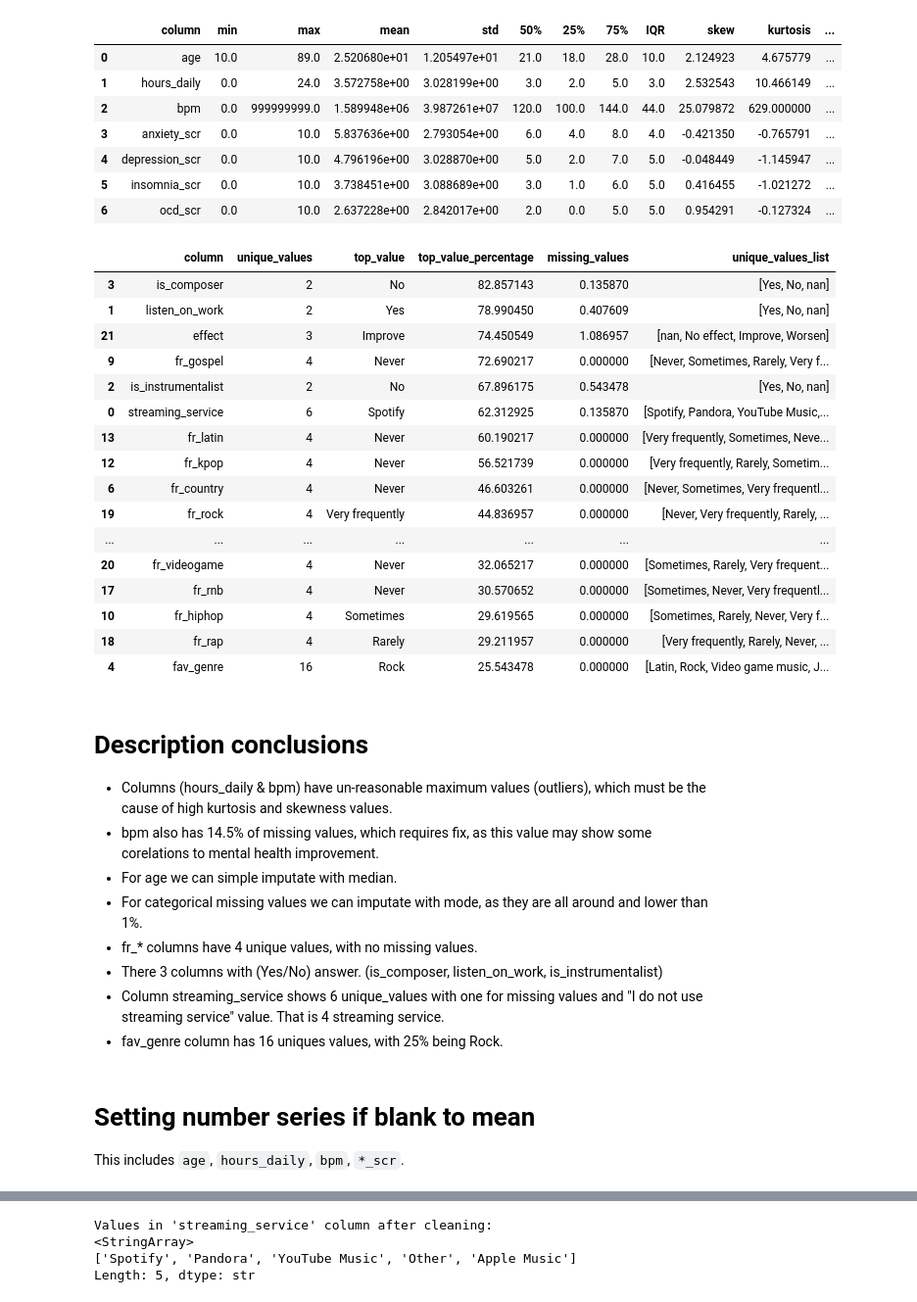
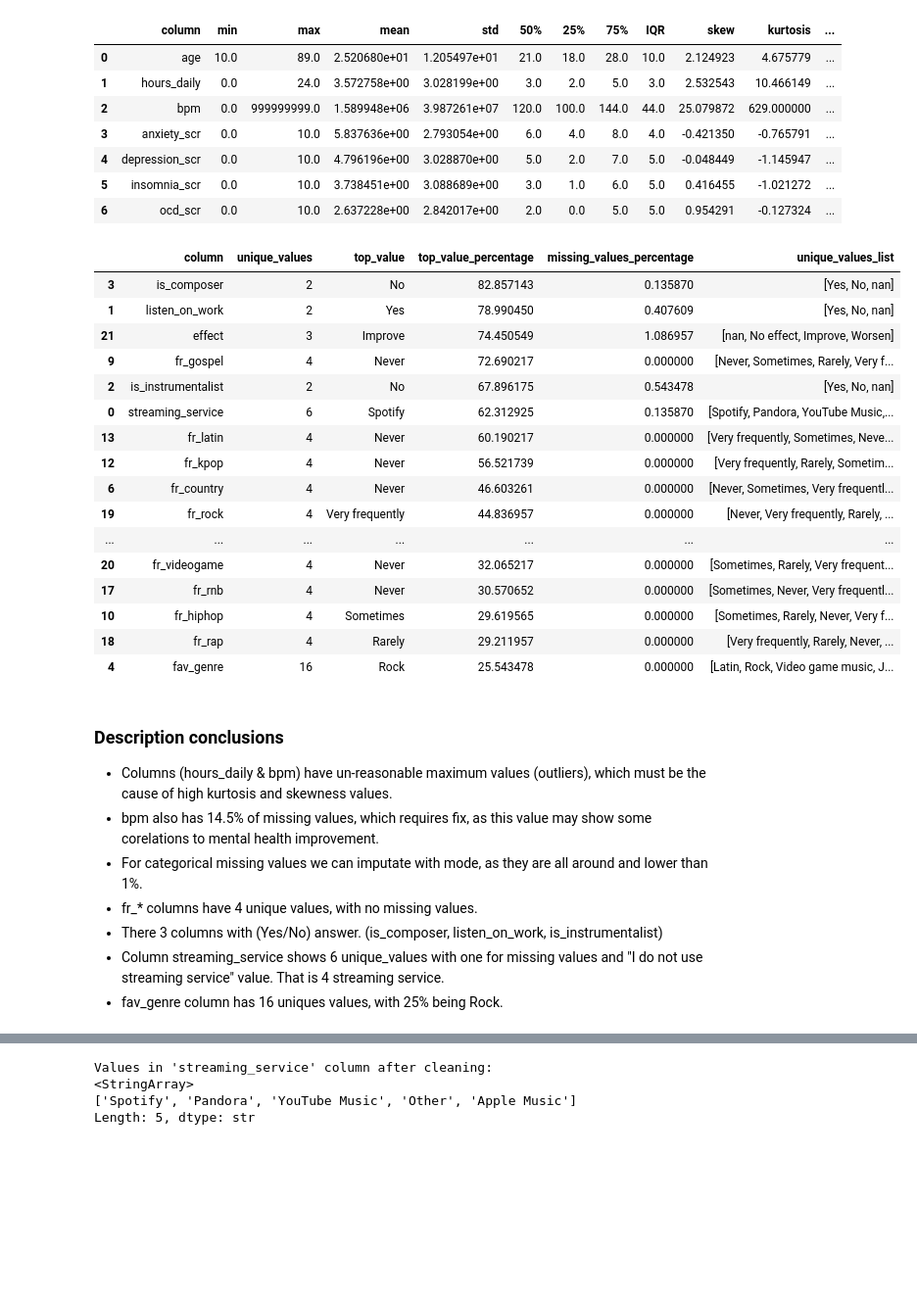
Before and after one commit to hem1t/music-mental, a Jupyter notebook: src/complete_documented_pipe.ipynb, the cells around one changed output, grey strips where cells are left out. Shown at 98% size. Drawn from its saved outputs; the diff is of its cells as text; code cells hidden in the pictures; blank space fills up the shorter version.

```diff
--- a/src/complete_documented_pipe.ipynb
+++ b/src/complete_documented_pipe.ipynb
@@ -25,6 +25,12 @@ import kagglehub
 kagglehub.dataset_download(
     'catherinerasgaitis/mxmh-survey-results',
     path='mxmh_survey_results.csv',
-    output_dir='./data'
+    output_dir=data_dir
   )
+
+
+import pandas as pd
+
+df = pd.read_csv(f'{data_dir}/mxmh_survey_results.csv')
+df.head(3)
 # %% [output]
@@ -34,5 +44,0 @@ kagglehub.dataset_download(
-# %%
-import pandas as pd
-
-df = pd.read_csv(f'{data_path}/mxmh_survey_results.csv')
-df.head(3)
@@ -131,22 +109,22 @@ stats_df
 # %%
 # Categorical columns
 cat_cols = df1.select_dtypes(include=['object']).columns
 stats = []
 for col in cat_cols:
     stats.append(OrderedDict({
         'column': col,
         'unique_values': df1[col].nunique(),
         'top_value': df1[col].mode()[0],
         'top_value_percentage': df1[col].value_counts(normalize=True).iloc[0] * 100,
-        'missing_values': df1[col].isnull().sum()/df1.shape[0] * 100,
+        'missing_values_percentage': df1[col].isnull().sum()/df1.shape[0] * 100,
         'unique_values_list': df1[col].unique()
     }))
 
 pd.set_option('display.max_colwidth', None)
 stats_df = pd.DataFrame(stats).sort_values(by='top_value_percentage', ascending=False)
 stats_df
 # %% [output]
-|  | column | unique_values | top_value | top_value_percentage | missing_values | unique_values_list |
+|  | column | unique_values | top_value | top_value_percentage | missing_values_percentage | unique_values_list |
 | 3 | is_composer | 2 | No | 82.857143 | 0.135870 | [Yes, No, nan] |
 | 1 | listen_on_work | 2 | Yes | 78.990450 | 0.407609 | [Yes, No, nan] |
 | 21 | effect | 3 | Improve | 74.450549 | 1.086957 | [nan, No effect, Improve, Worsen] |
@@ -164,15 +142,11 @@ stats_df
 | 18 | fr_rap | 4 | Rarely | 29.211957 | 0.000000 | [Very frequently, Rarely, Never, ... |
 | 4 | fav_genre | 16 | Rock | 25.543478 | 0.000000 | [Latin, Rock, Video game music, J... |
 # %% [markdown]
-# Description conclusions
+### Description conclusions
 * Columns (hours_daily & bpm) have un-reasonable maximum values (outliers), which must be the cause of high kurtosis and skewness values.
 * bpm also has 14.5% of missing values, which requires fix, as this value may show some corelations to mental health improvement.
-* For age we can simple imputate with median.
 * For categorical missing values we can imputate with mode, as they are all around and lower than 1%.
 * fr_* columns have 4 unique values, with no missing values.
 * There 3 columns with (Yes/No) answer. (is_composer, listen_on_work, is_instrumentalist)
 * Column streaming_service shows 6 unique_values with one for missing values and "I do not use streaming service" value. That is 4 streaming service.
 * fav_genre column has 16 uniques values, with 25% being Rock.
-# %% [markdown]
-# Setting number series if blank to mean
-This includes `age`, `hours_daily`, `bpm`, `*_scr`.
```
Also changed, not shown: parts of 28 cells of this notebook.
